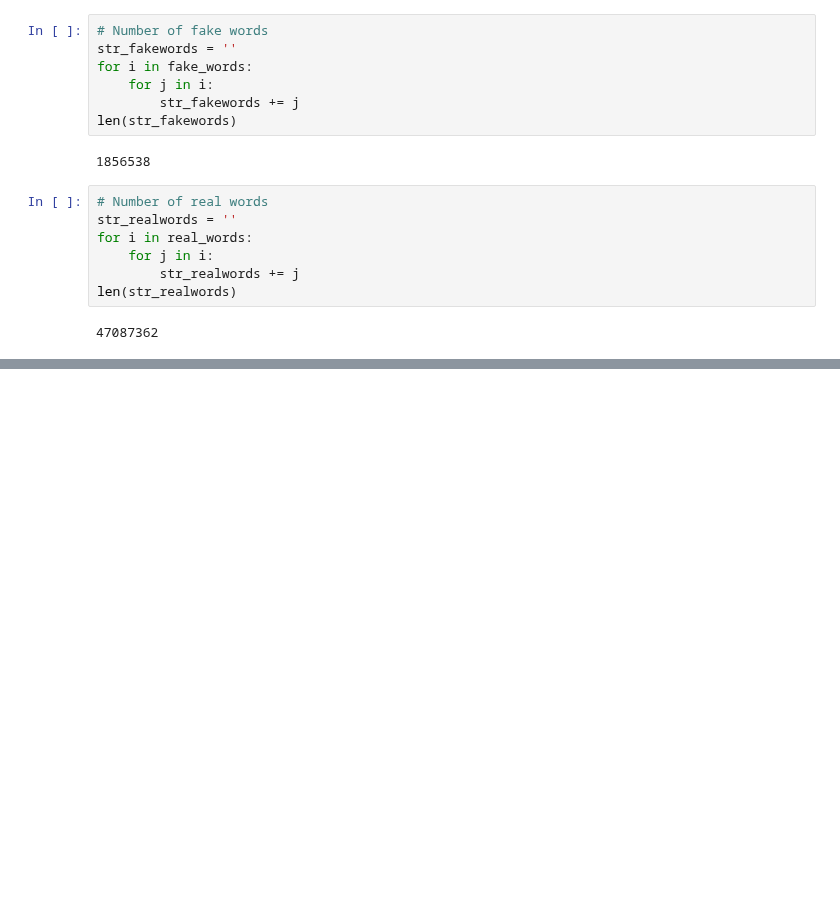
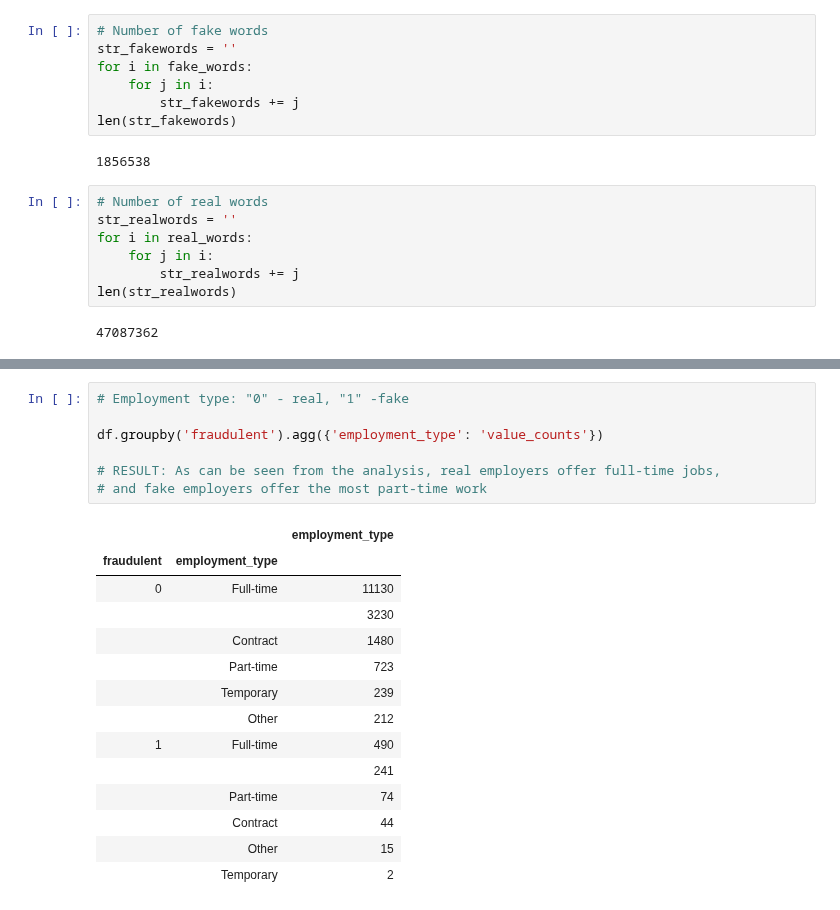
Before and after one commit to OlgaAlto/Fake-job-ads, a Jupyter notebook: fake job ads.ipynb, the cells around one changed output, grey strips where cells are left out. Cells and saved outputs as stored; diff of their text form; blank space fills up the shorter version.

```diff
--- a/fake job ads.ipynb
+++ b/fake job ads.ipynb
@@ -156,0 +186,22 @@ plt.axis("off")
+# %%
+# Employment type: "0" - real, "1" -fake
+
+df.groupby('fraudulent').agg({'employment_type': 'value_counts'})
+
+# RESULT: As can be seen from the analysis, real employers offer full-time jobs,
+# and fake employers offer the most part-time work
+# %% [output]
+|  |  | employment_type |
+| fraudulent | employment_type |  |
+| 0 | Full-time | 11130 |
+|  |  | 3230 |
+|  | Contract | 1480 |
+|  | Part-time | 723 |
+|  | Temporary | 239 |
+|  | Other | 212 |
+| 1 | Full-time | 490 |
+|  |  | 241 |
+|  | Part-time | 74 |
+|  | Contract | 44 |
+|  | Other | 15 |
+|  | Temporary | 2 |
```
Also changed, not shown: parts of 35 cells of this notebook.
